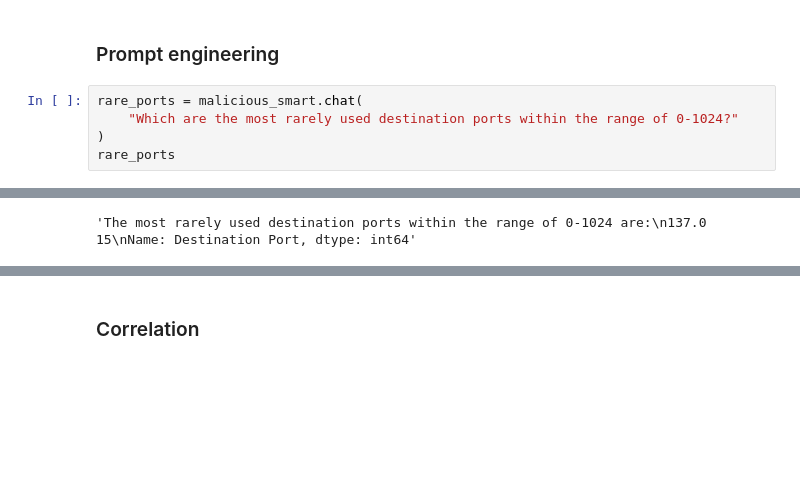
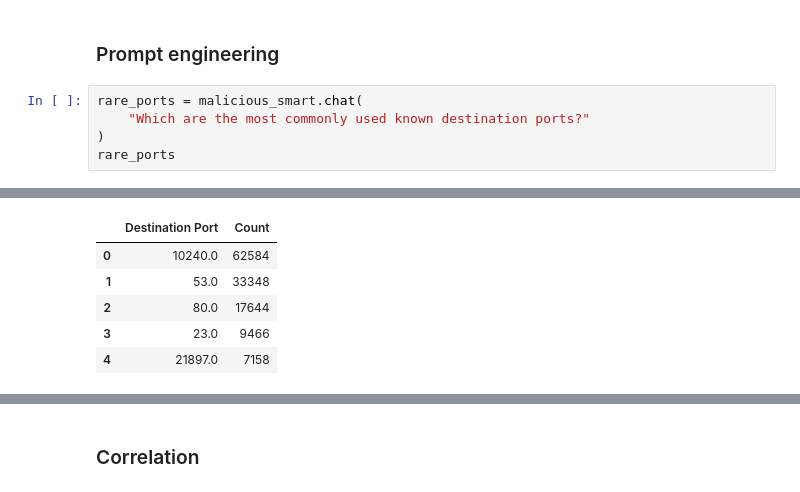
Before and after one commit to mundruid/cyberdata-mlai, a Jupyter notebook: cyberdata_mlai/eda_ai.ipynb, the cells around one changed output, grey strips where cells are left out. Saved outputs shown, nothing was run; the diff lists cells and outputs as text; blank space fills up the shorter version.

```diff
--- a/cyberdata_mlai/eda_ai.ipynb
+++ b/cyberdata_mlai/eda_ai.ipynb
@@ -120,7 +120,7 @@ result = {'type': 'number', 'value': most_used_ports}
 ### Prompt engineering
 # %%
 rare_ports = malicious_smart.chat(
-    "Which are the most rarely used destination ports within the range of 0-1024?"
+    "Which are the most commonly used known destination ports?"
 )
 rare_ports
 # %% [output]
@@ -144,3 +144,8 @@ Timestamp,Source Port,Destination Port,Payload,Packet Length,Protocol,src_ip_tot
-'The most rarely used destination ports within the range of 0-1024 are:\n137.0    15\nName: Destination Port, dtype: int64'
+|  | Destination Port | Count |
+| 0 | 10240.0 | 62584 |
+| 1 | 53.0 | 33348 |
+| 2 | 80.0 | 17644 |
+| 3 | 23.0 | 9466 |
+| 4 | 21897.0 | 7158 |
 # %%
 rare_ports = malicious_smart.chat(
```
Also changed, not shown: parts of 14 cells of this notebook.
